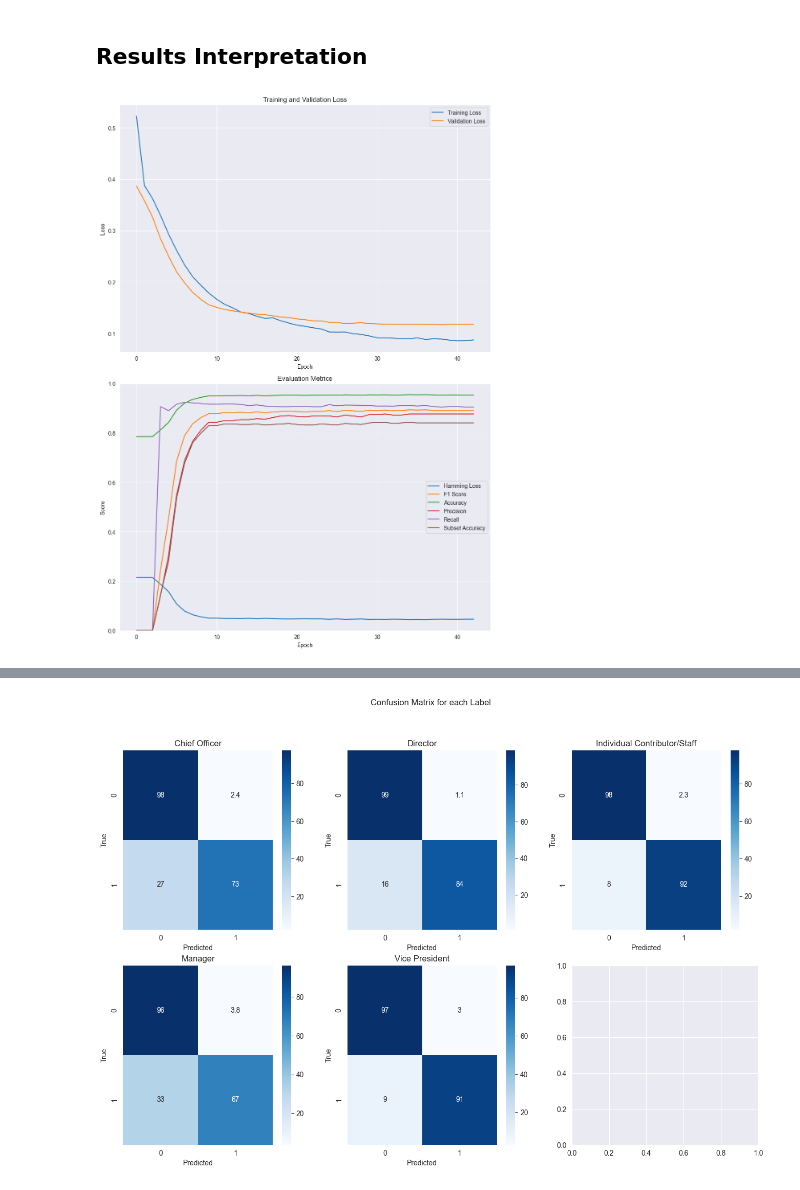
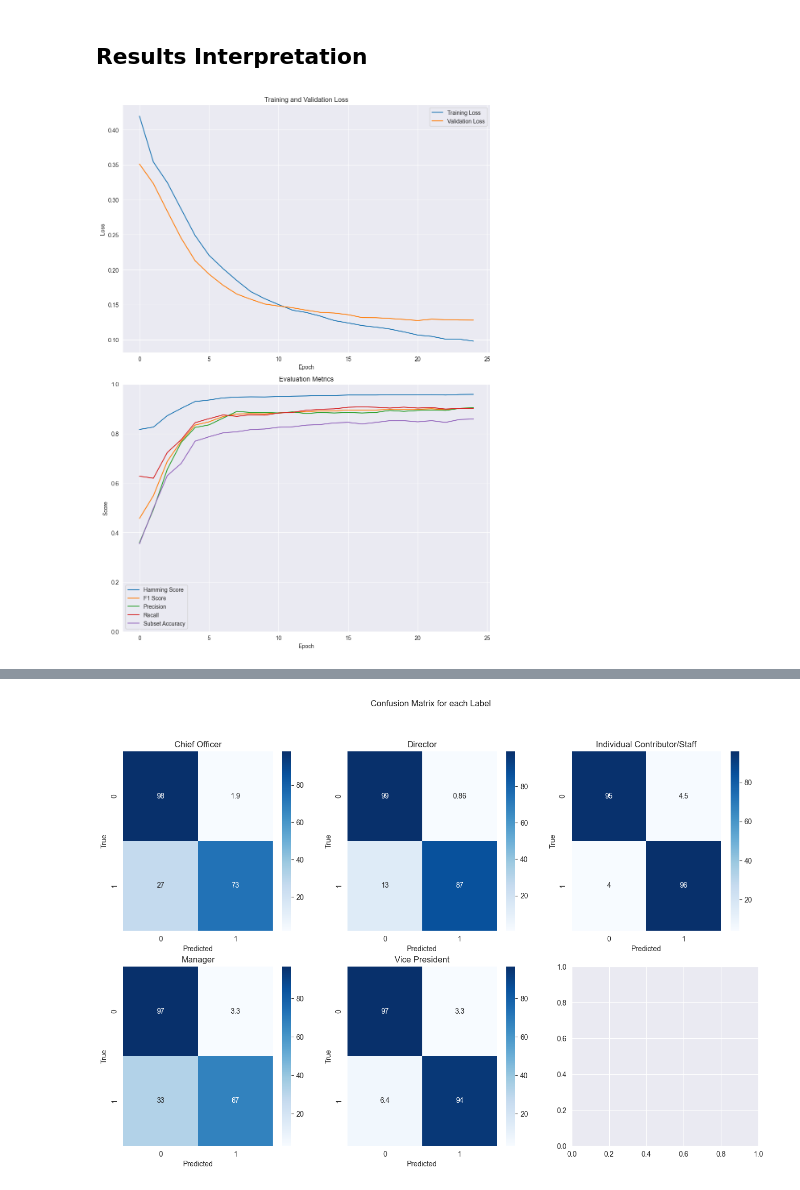
Before and after one commit to anyaachan/JobTitleClassification, a Jupyter notebook: notebooks/model_BERTmini.ipynb, the cells around one changed output, grey strips where cells are left out. Cells and saved outputs as stored; diff of their text form; code cells hidden in the pictures.

```diff
--- a/notebooks/model_BERTmini.ipynb
+++ b/notebooks/model_BERTmini.ipynb
@@ -55,7 +55,7 @@ MAX_LEN = 30
 BATCH_SIZE = 64
 MAX_EPOCHS = 50
 EARLY_STOPPING_PAT = 4
-THRESHOLD = 0.5
+THRESHOLD = 0.4
 # %%
 tokenizer = BertTokenizer.from_pretrained('google/bert_uncased_L-6_H-256_A-4')
 # %%
@@ -181,7 +180,7 @@ class_weights
 tensor([1.8850, 0.6182, 0.2781, 1.4562, 0.7624], device='mps:0')
 # %%
 adam_optimizer = torch.optim.Adam(model_bert_classifier.parameters(), lr=1e-5)
-bce_loss = nn.BCEWithLogitsLoss(pos_weight=class_weights) # includes sigmoid activation
+bce_loss = nn.BCEWithLogitsLoss(weight=class_weights) # includes sigmoid activation
 plateau_scheduler = torch.optim.lr_scheduler.ReduceLROnPlateau(adam_optimizer, mode='min', patience=2, factor=0.2)
 # %%
 def train_classifier(model,
@@ -250,7 +250,7 @@ precision = Precision(task='multilabel', num_labels=classes_num).to(device)
 recall = Recall(task='multilabel', num_labels=classes_num).to(device)
 subset_accuracy = ExactMatch(task="multilabel", num_labels=classes_num).to(device)
 
-hamming_loss_scores = []
+hamming_scores = []
 f1_scores = []
 accuracy_scores = []
 precision_scores = []
@@ -289,18 +289,18 @@ for epoch in range(MAX_EPOCHS):
     accuracy_score = accuracy(targets, predictions)
     subset_accuracy_score = subset_accuracy(targets, predictions)
     f1_score = f1(targets, predictions)
-    hamming_loss_score = hamming_loss(targets, predictions)
+    hamming_score = (1 - hamming_loss(targets, predictions))
     precision_score = precision(targets, predictions)
     recall_score = recall(targets, predictions)
 
     print(f"Current learning rate: {adam_optimizer.param_groups[0]['lr']}")
     print(f"Training loss: {train_loss:.5f}, Validation loss: {val_loss:.5f}")
-    print(f"Accuracy: {accuracy_score:.5f}, Subset Accuracy: {subset_accuracy_score:.5f}")
-    print(f"Hamming Loss: {hamming_loss_score:.5f}")
+    print(f"Subset Accuracy: {subset_accuracy_score:.5f}")
+    print(f"Hamming Score: {hamming_score:.5f}")
     print(f"Precision: {precision_score:.5f}, Recall: {recall_score:.5f}, F1: {f1_score:.5f}")
 
 
-    hamming_loss_scores.append(hamming_loss_score.cpu())
+    hamming_scores.append(hamming_score.cpu())
     f1_scores.append(f1_score.cpu())
     accuracy_scores.append(accuracy_score.cpu())
     precision_scores.append(precision_score.cpu())
@@ -348,26 +348,25 @@ torch.save(model_bert_classifier.state_dict(), '../models/job_title_classificati
 # %%
 fig, (ax1, ax2) = plt.subplots(2, 1, figsize=(10, 14))
 
 ax1.plot(train_losses, label='Training Loss')
 ax1.plot(val_losses, label='Validation Loss')
 ax1.set_xlabel('Epoch')
 ax1.set_ylabel('Loss')
 ax1.set_title('Training and Validation Loss')
 ax1.legend()
 
-ax2.plot(hamming_loss_scores, label='Hamming Loss')
+ax2.plot(hamming_scores, label='Hamming Score')
 ax2.plot(f1_scores, label='F1 Score')
-ax2.plot(accuracy_scores, label='Accuracy')
 ax2.plot(precision_scores, label='Precision')
 ax2.plot(recall_scores, label='Recall')
 ax2.plot(subset_accuracy_scores, label='Subset Accuracy')
 ax2.set_xlabel('Epoch')
 ax2.set_ylim([0, 1])
 ax2.set_ylabel('Score')
 ax2.set_title('Evaluation Metrics')
 ax2.legend()
 
 plt.tight_layout()
 plt.show()
 # %% [output]
-[figure, old version]
+[figure, new version]
```
Also changed, not shown: parts of 7 cells of this notebook, 2 other files.
